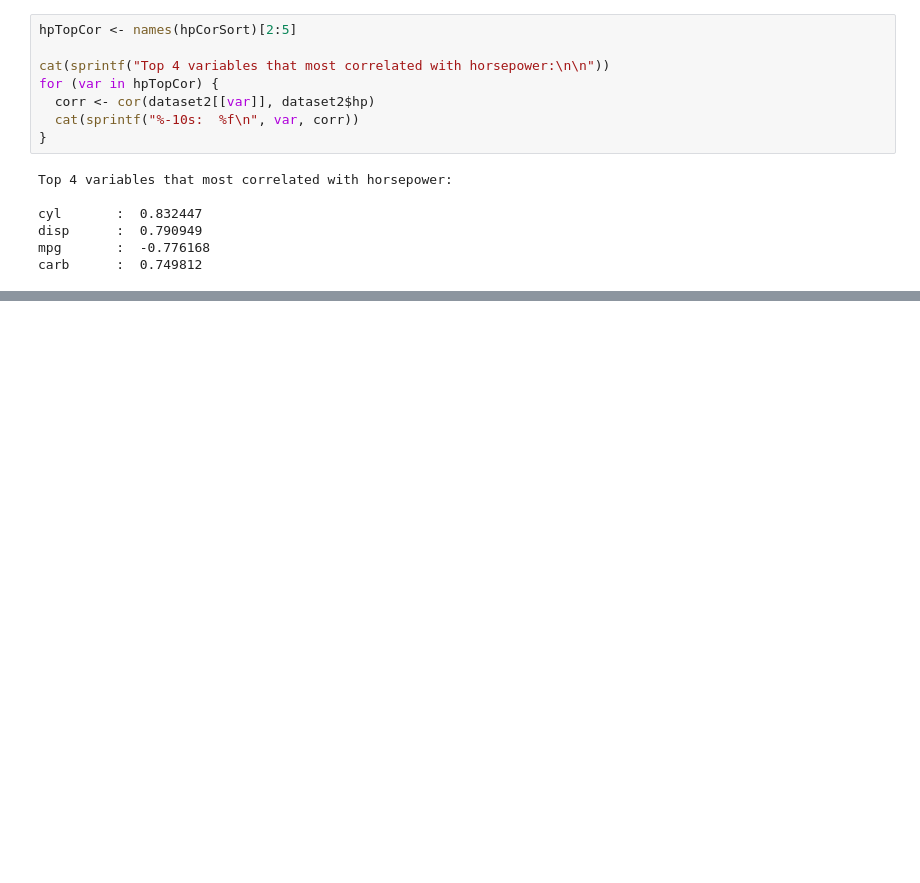
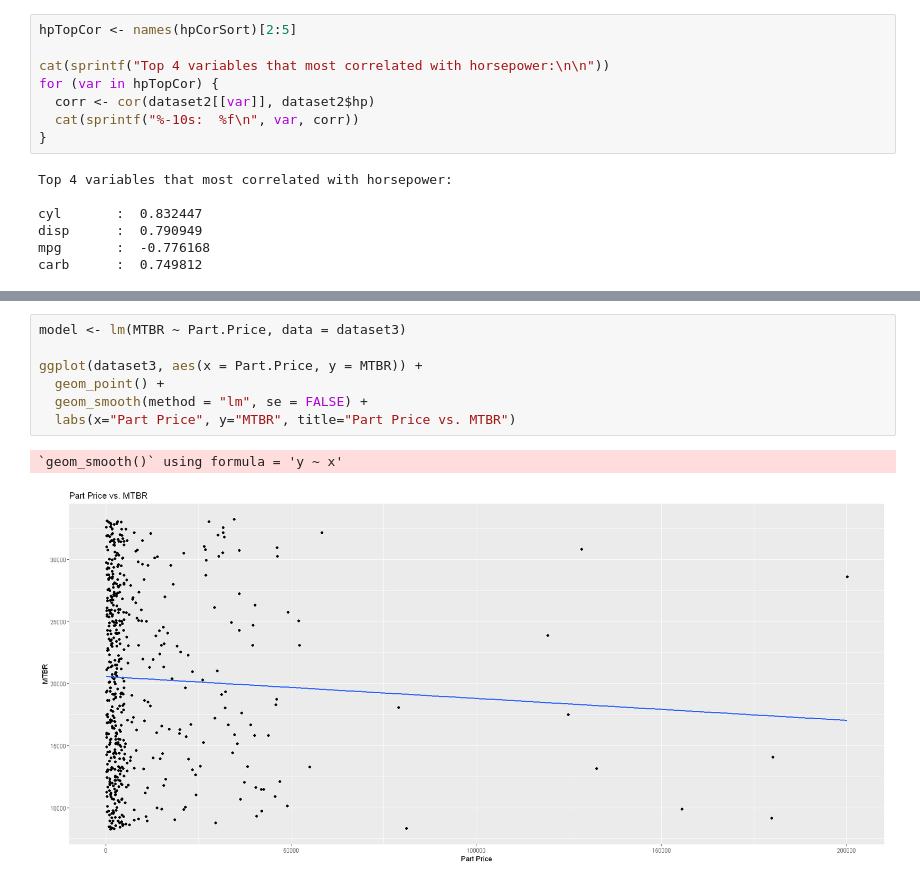
Before and after one commit to Pois0nous/Statistical_Project, a Jupyter notebook: Project.ipynb, the cells around one changed output, grey strips where cells are left out. Drawn from its saved outputs; the diff is of its cells as text; blank space fills up the shorter version.

```diff
--- a/Project.ipynb
+++ b/Project.ipynb
@@ -323,0 +334,10 @@ carb      :  0.749812
+# %%
+model <- lm(MTBR ~ Part.Price, data = dataset3)
+
+ggplot(dataset3, aes(x = Part.Price, y = MTBR)) +
+  geom_point() +
+  geom_smooth(method = "lm", se = FALSE) +
+  labs(x="Part Price", y="MTBR", title="Part Price vs. MTBR")
+# %% [output]
+`geom_smooth()` using formula = 'y ~ x'
+[figure, added]
```
Also changed, not shown: parts of 20 cells of this notebook.
